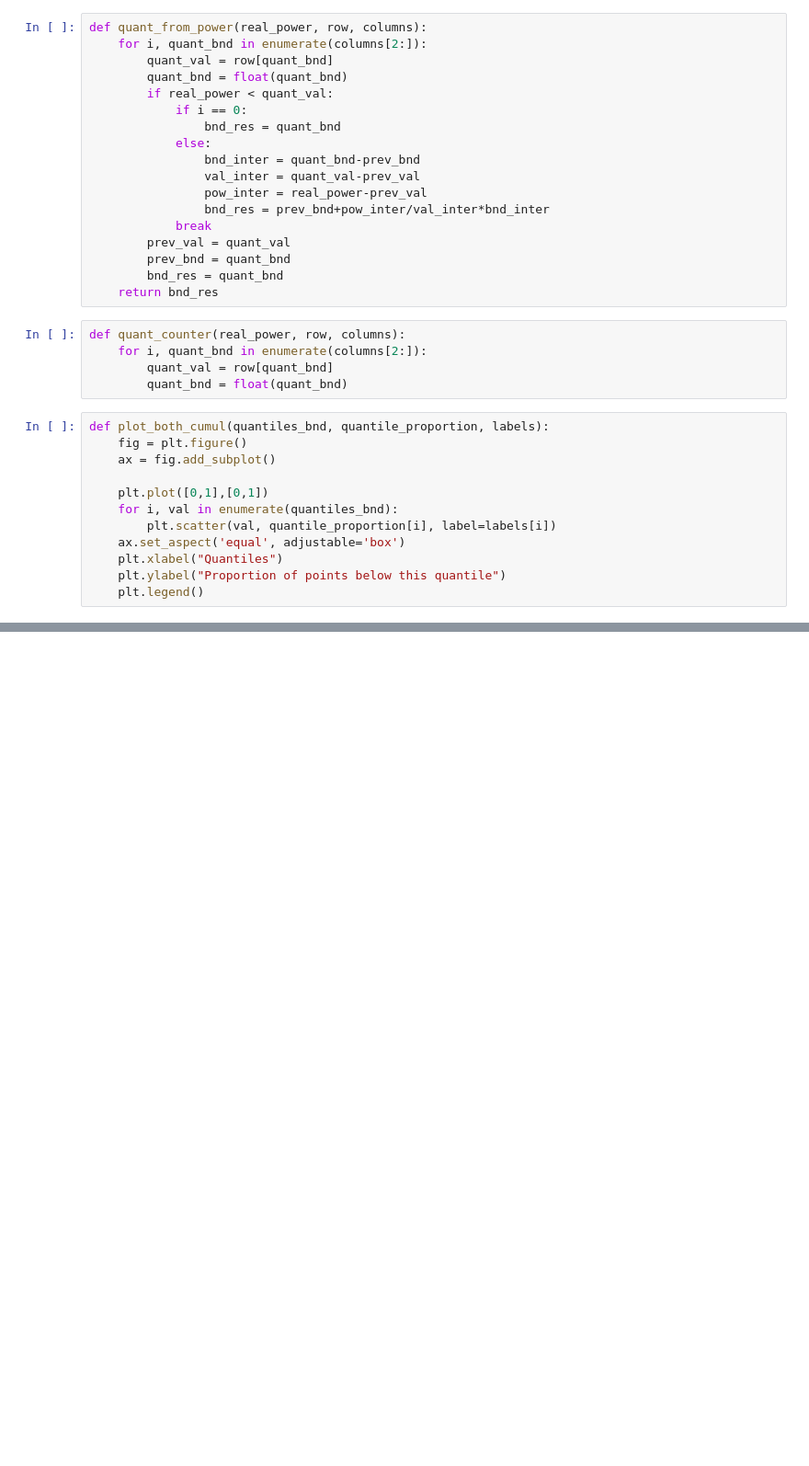
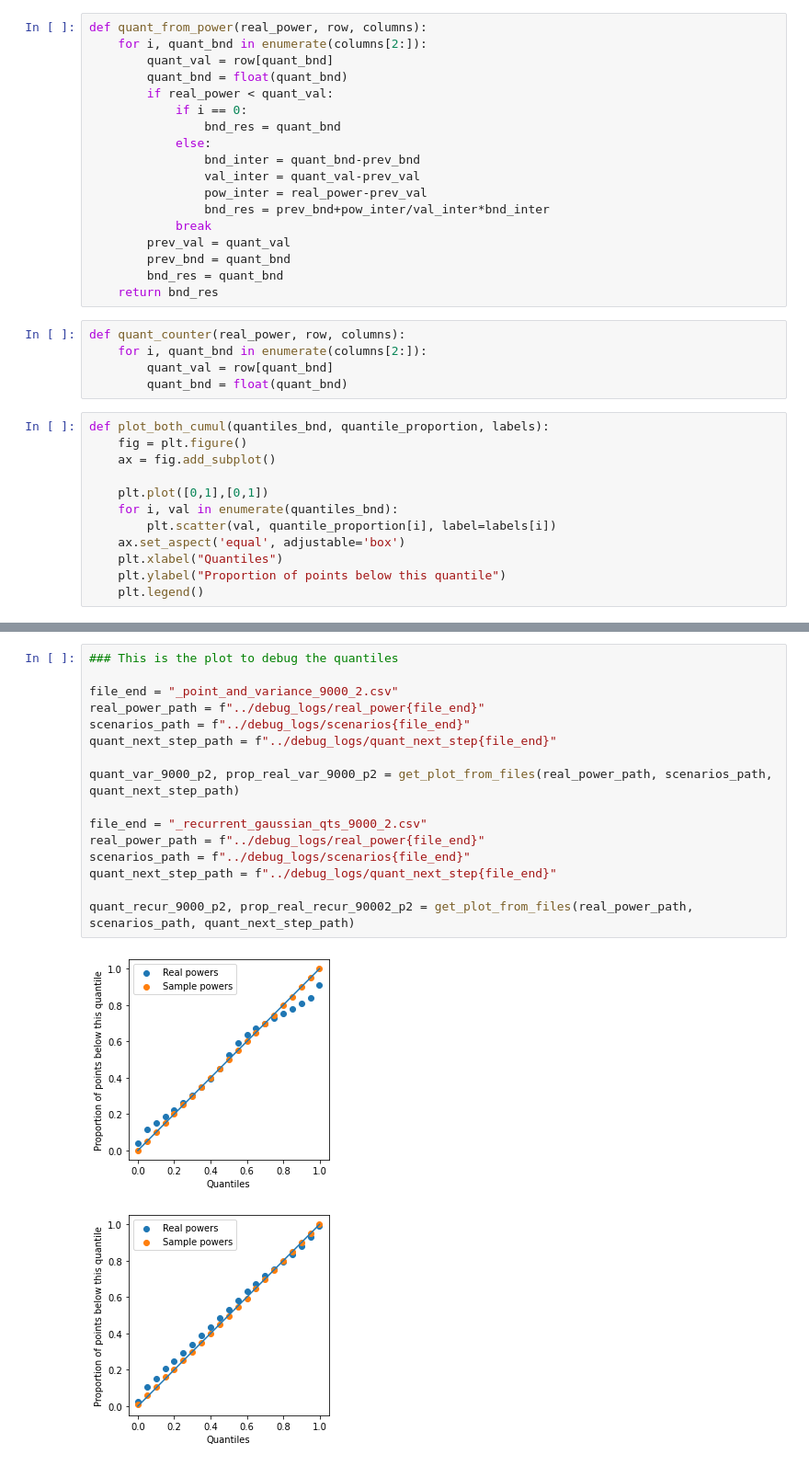
Before and after one commit to ujohn33/Predict-Optimize-Revise, a Jupyter notebook: notebooks/analyse_prob_debug_log.ipynb, the cells around one changed output, grey strips where cells are left out. Shown: that part at 92% size. Drawn from its saved outputs; the diff is of its cells as text; blank space fills up the shorter version.

```diff
--- a/notebooks/analyse_prob_debug_log.ipynb
+++ b/notebooks/analyse_prob_debug_log.ipynb
@@ -162,0 +152,19 @@ quant_var, prop_real_var = get_plot_from_files(real_power_path, scenarios_path,
+# %%
+### This is the plot to debug the quantiles
+
+file_end = "_point_and_variance_9000_2.csv"
+real_power_path = f"../debug_logs/real_power{file_end}"
+scenarios_path = f"../debug_logs/scenarios{file_end}"
+quant_next_step_path = f"../debug_logs/quant_next_step{file_end}"
+
+quant_var_9000_p2, prop_real_var_9000_p2 = get_plot_from_files(real_power_path, scenarios_path, quant_next_step_path)
+
+file_end = "_recurrent_gaussian_qts_9000_2.csv"
+real_power_path = f"../debug_logs/real_power{file_end}"
+scenarios_path = f"../debug_logs/scenarios{file_end}"
+quant_next_step_path = f"../debug_logs/quant_next_step{file_end}"
+
+quant_recur_9000_p2, prop_real_recur_90002_p2 = get_plot_from_files(real_power_path, scenarios_path, quant_next_step_path)
+# %% [output]
+[figure, added]
+[figure, added]
```
Also changed, not shown: parts of 9 cells of this notebook, 1 other file.
